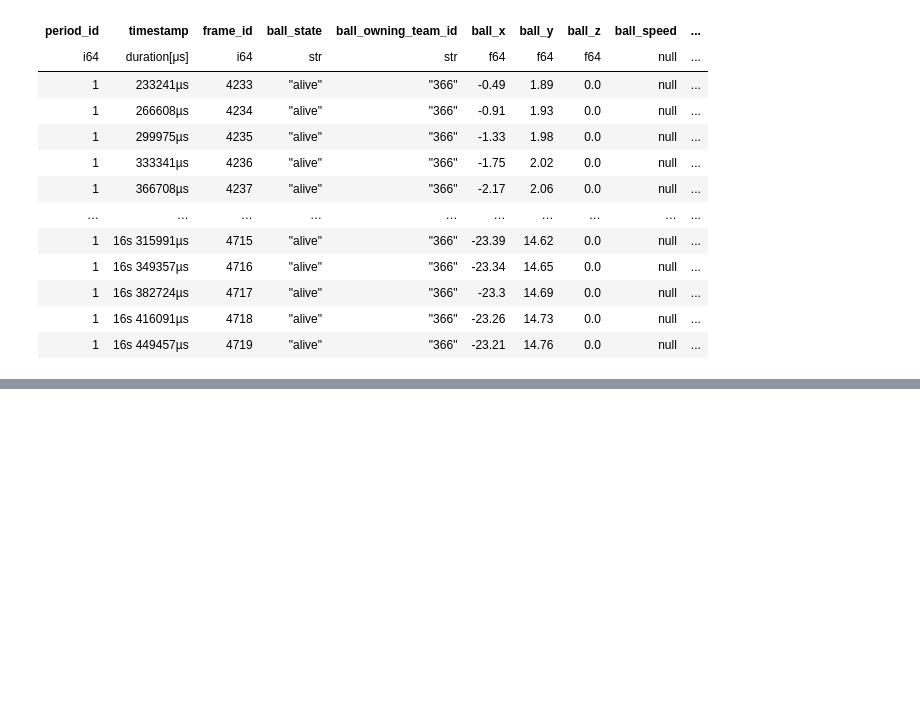
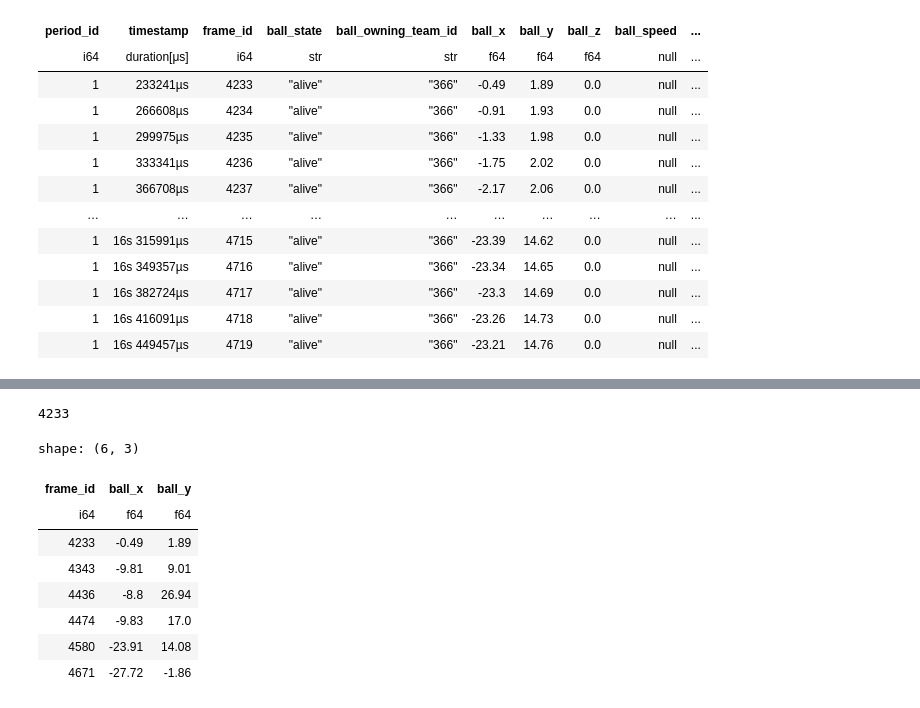
Before and after one commit to stephTchembeu/pysport-aims, a Jupyter notebook: fourth_week/refractor06_08.ipynb, the cells around one changed output, grey strips where cells are left out. Drawn from its saved outputs; the diff is of its cells as text; code cells hidden in the pictures; blank space fills up the shorter version.

```diff
--- a/fourth_week/refractor06_08.ipynb
+++ b/fourth_week/refractor06_08.ipynb
@@ -453,0 +471,25 @@ IndexError: list index out of range
+# %%
+# Using you hint let me try something... I try here to get directly the index within the tracking dataset of a corresponding timestamp
+def microsec_to_frame(microseconds, frame_rate,started_frame_id): # instead to get just the index let's get directly the frame_id
+    seconds = microseconds / 1_000_000                            # first get the corresponding time in second
+    frame_number = round(seconds * frame_rate)                    # compute the index.
+    return frame_number+started_frame_id
+# %%
+microsec_to_frame(passes_time_stamps[0],dataset.frame_rate,dataset[0].frame_id) #let try
+# %% [output]
+4233
+# %%
+# good let's get all the frame for the passes
+pass_frame_ids = [microsec_to_frame(time_stamp,dataset.frame_rate,dataset[0].frame_id) for time_stamp in passes_time_stamps]
+# filter the dataset
+dataset.filter(lambda frame: frame.frame_id in pass_frame_ids).to_df("frame_id","ball_x","ball_y",engine="polars")
+# %% [output]
+shape: (6, 3)
+| frame_id | ball_x | ball_y |
+| i64 | f64 | f64 |
+| 4233 | -0.49 | 1.89 |
+| 4343 | -9.81 | 9.01 |
+| 4436 | -8.8 | 26.94 |
+| 4474 | -9.83 | 17.0 |
+| 4580 | -23.91 | 14.08 |
+| 4671 | -27.72 | -1.86 |
```
Also changed, not shown: parts of 9 cells of this notebook.
